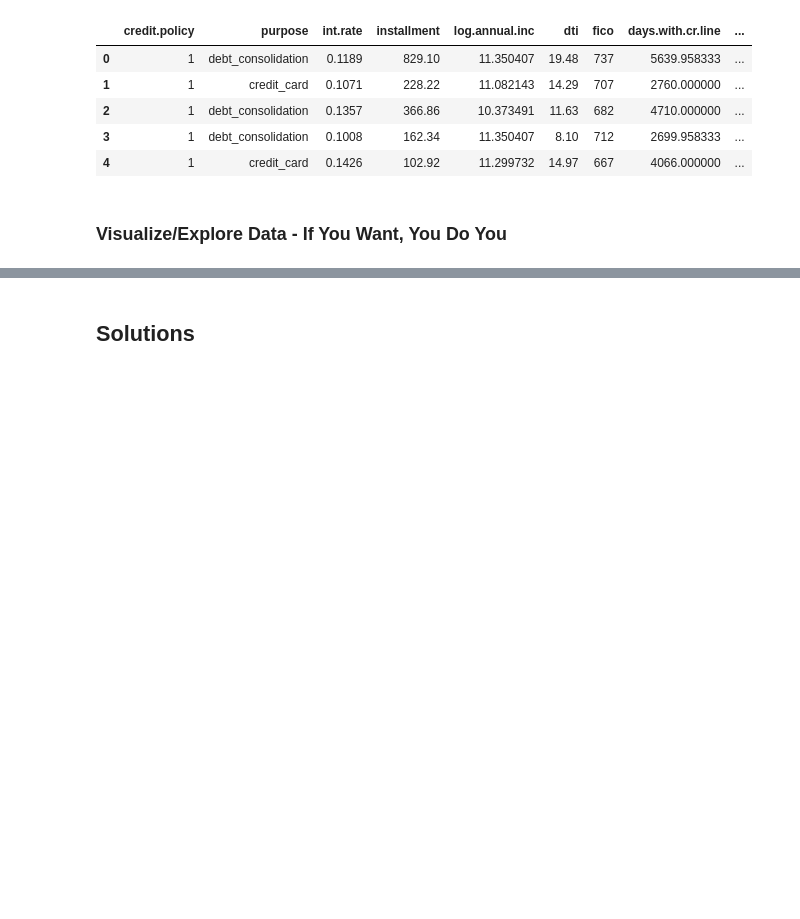
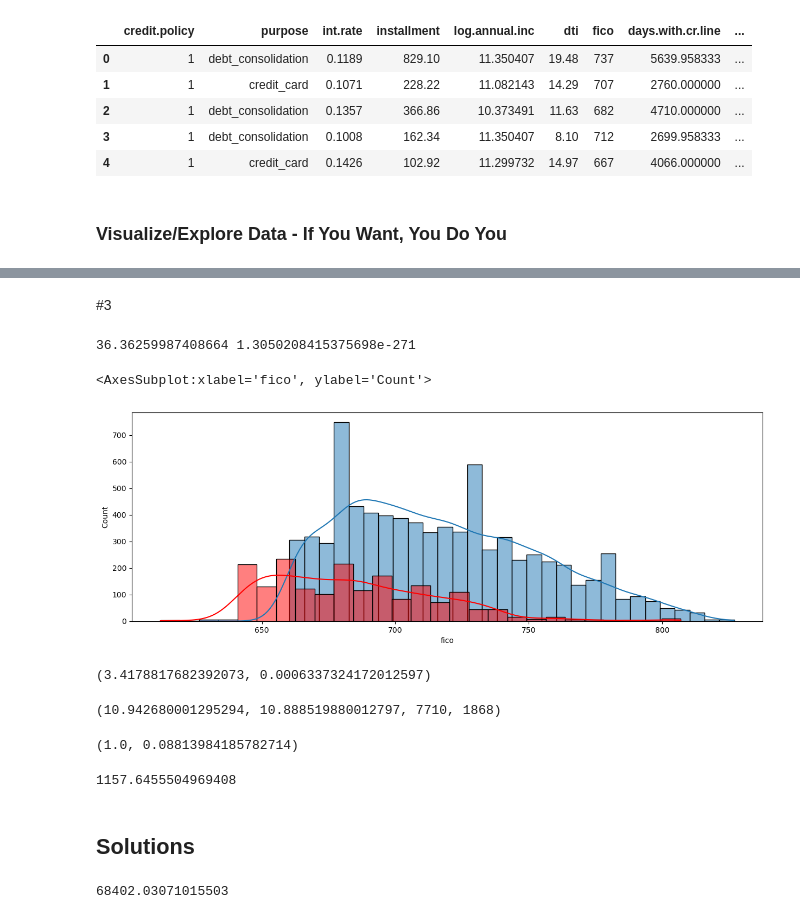
Before and after one commit to Nishaa95/DATA_3450_Quiz_2, a Jupyter notebook: quiz_2_1221_start.ipynb, the cells around one changed output, grey strips where cells are left out. Drawn from its saved outputs; the diff is of its cells as text; code cells hidden in the pictures; blank space fills up the shorter version.

```diff
--- a/quiz_2_1221_start.ipynb
+++ b/quiz_2_1221_start.ipynb
@@ -65,2 +92,53 @@ df.head()
+# %% [markdown]
+#3
+# %%
+dfw= df[df["credit.policy"]==1]
+dfn=df[df["credit.policy"]==0]
+
+wor=dfw.fico
+notwor=dfn.fico
+statw, pvalw = ss.ttest_ind(wor, notwor, alternative="greater")
+print(statw,pvalw)
+sns.histplot(wor, kde=True )
+sns.histplot(notwor, kde=True, color='red')
+# %% [output]
+36.36259987408664 1.3050208415375698e-271
+<AxesSubplot:xlabel='fico', ylabel='Count'>
+[figure, added]
+# %%
+dfw= df[df["credit.policy"]==1]
+dfn=df[df["credit.policy"]==0]
+
+wori=dfw["log.annual.inc"]
+notwori=dfn["log.annual.inc"]
+statwi, pvalwi = ss.ttest_ind(wori, notwori)
+statwi,pvalwi
+# %% [output]
+(3.4178817682392073, 0.0006337324172012597)
+# %%
+wMean, nwMean, wCount, nwCount = wori.mean(), notwori.mean(), wori.count(), notwori.count()
+wMean, nwMean, wCount, nwCount
+# %% [output]
+(10.942680001295294, 10.888519880012797, 7710, 1868)
+# %%
+from statsmodels.stats.power import TTestPower
+powerTest = TTestPower()
+ces = thinkstats2.CohenEffectSize(wori, notwori)
+alpha = .05
+nobs = wCount + nwCount
+
+pow = powerTest.power(effect_size=ces, nobs=nobs, alpha=alpha)
+pow, ces
+# %% [output]
+(1.0, 0.08813984185782714)
+# %%
+np = powerTest.solve_power(ces, power=.85, nobs=None, alpha=alpha)
+np
+# %% [output]
+1157.6455504969408
 # %% [markdown]
 ## Solutions
+# %%
+df["income"].mean()
+# %% [output]
+68402.03071015503
```
Also changed, not shown: parts of 13 cells of this notebook.
